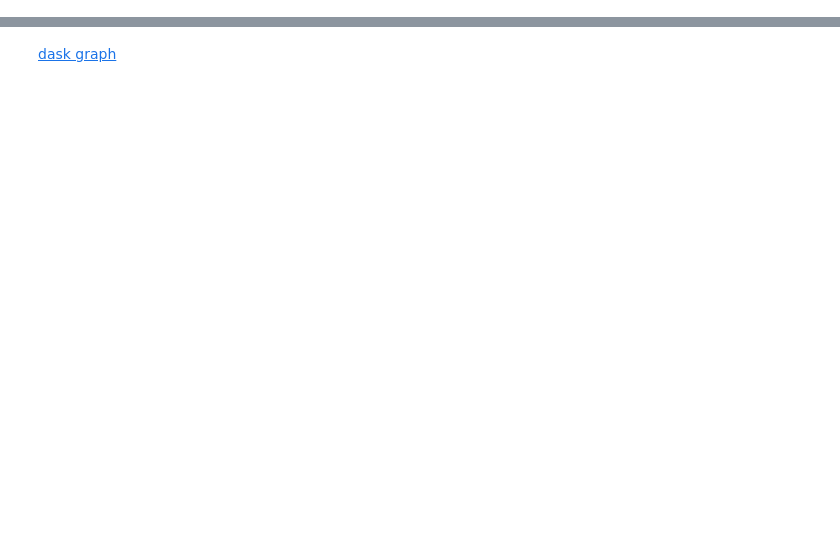
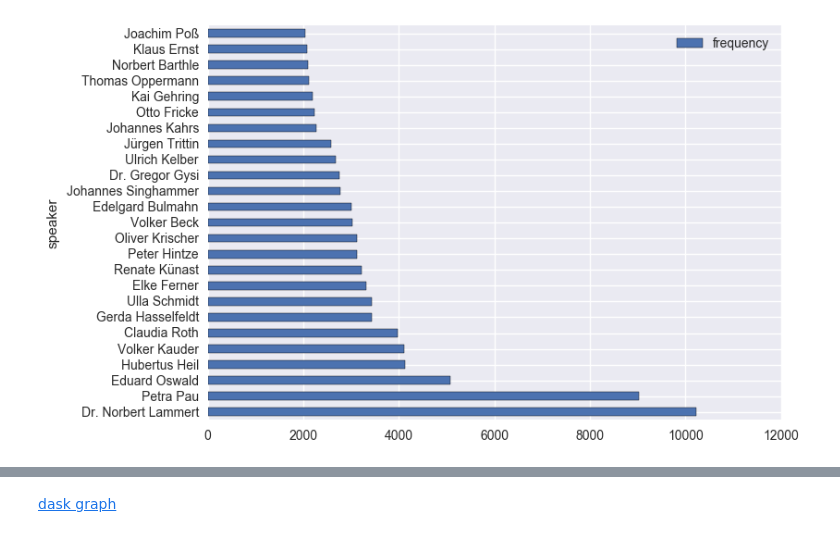
Before and after one commit to mattilyra/notebooks, a Jupyter notebook: dask-talk.ipynb, the cells around one changed output, grey strips where cells are left out. Saved outputs shown, nothing was run; the diff lists cells and outputs as text; code cells hidden in the pictures; blank space fills up the shorter version.

Commit message:
Updated dask-talk with better examples

```diff
--- a/dask-talk.ipynb
+++ b/dask-talk.ipynb
@@ -12,0 +36,3 @@ len(files), files[:2]
+# %%
+with open('../pydata_hackathon/bundestag/17001.json', 'r') as fh:
+    data = json.load(fh)
@@ -15,12 +124,10 @@ len(files), files[:2]
 # %%
-speakers = set()
 for f in files:
     if (os.path.isdir(f)):
         continue
     with open(f) as fh, open(os.path.join(pth, "unravelled", os.path.basename(f)), 'w') as fh_out:
         docs = json.load(fh)
         for d in docs:
-            speakers.add((d['speaker_fp'], d['speaker_party']))
             s = json.dumps(d, fh_out)
             fh_out.write(s)
             fh_out.write('\n')
@@ -53,5 +136,3 @@ docs[0]
 # %%
-import dask.bag as db
-import json
-
-records = db.read_text('../bundestag/unravelled/*.json').map(json.loads)
+records = db.read_text('../pydata_hackathon/bundestag/unravelled/*.json').map(json.loads)
+records.pluck('speaker_cleaned').distinct().count().compute()
@@ -57,0 +155,5 @@ records = db.read_text('../bundestag/unravelled/*.json').map(json.loads)
+# %%
+speakers = (records
+           .pluck('speaker_cleaned')
+           .filter(lambda speaker: speaker is not None and 0 < len(speaker) < 20))
+speaker_freq = speakers.frequencies()
@@ -57,0 +181,7 @@ records = db.read_text('../bundestag/unravelled/*.json').map(json.loads)
+# %%
+df = (pd.DataFrame(data=speaker_freq.topk(25, lambda x: x[1]).compute(),
+                   columns=('speaker', 'frequency'))
+      .set_index('speaker'))
+_ = df.plot(kind='barh')
+# %% [output]
+[figure, added]
```
Also changed, not shown: parts of 115 cells of this notebook.
